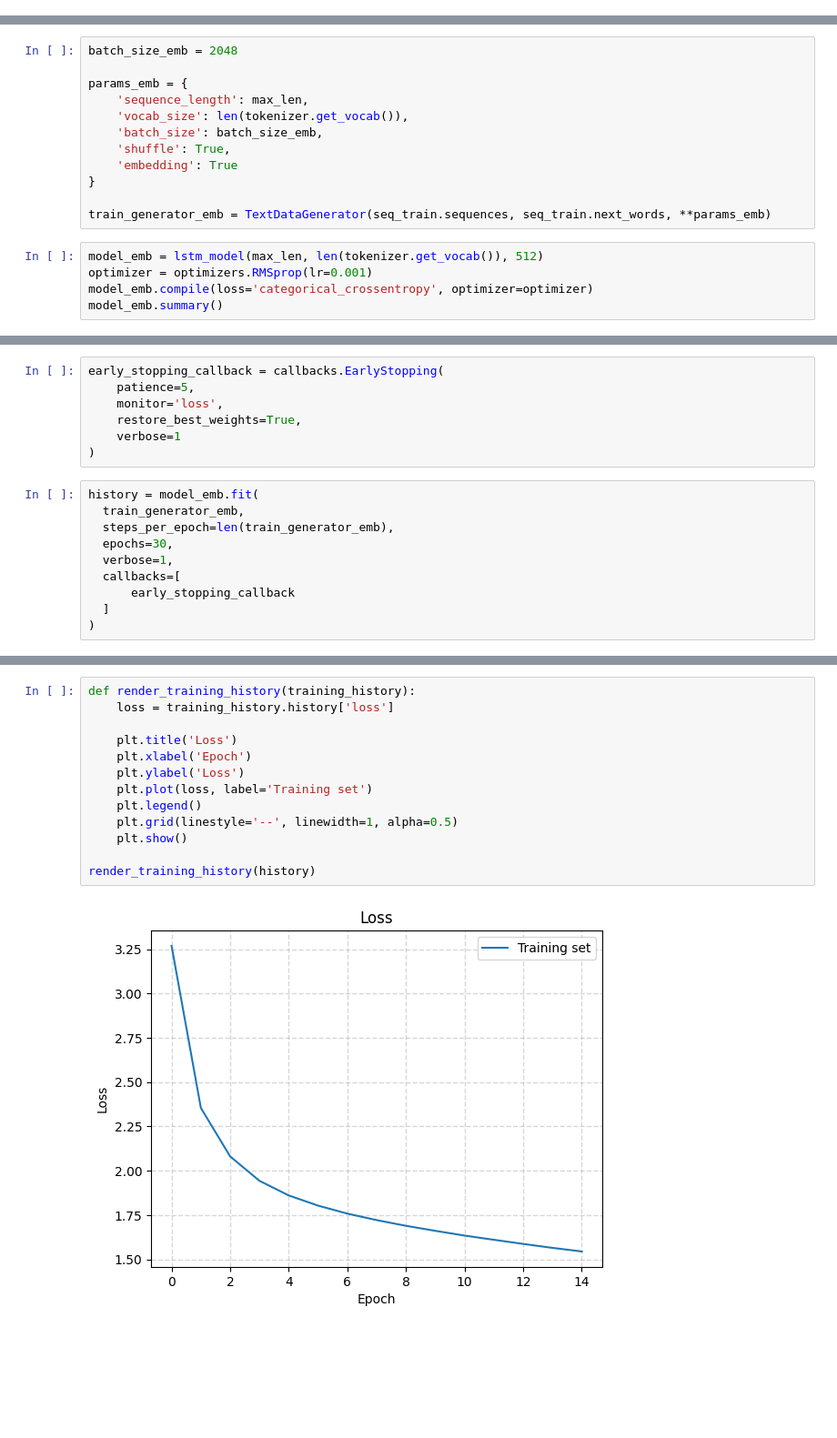
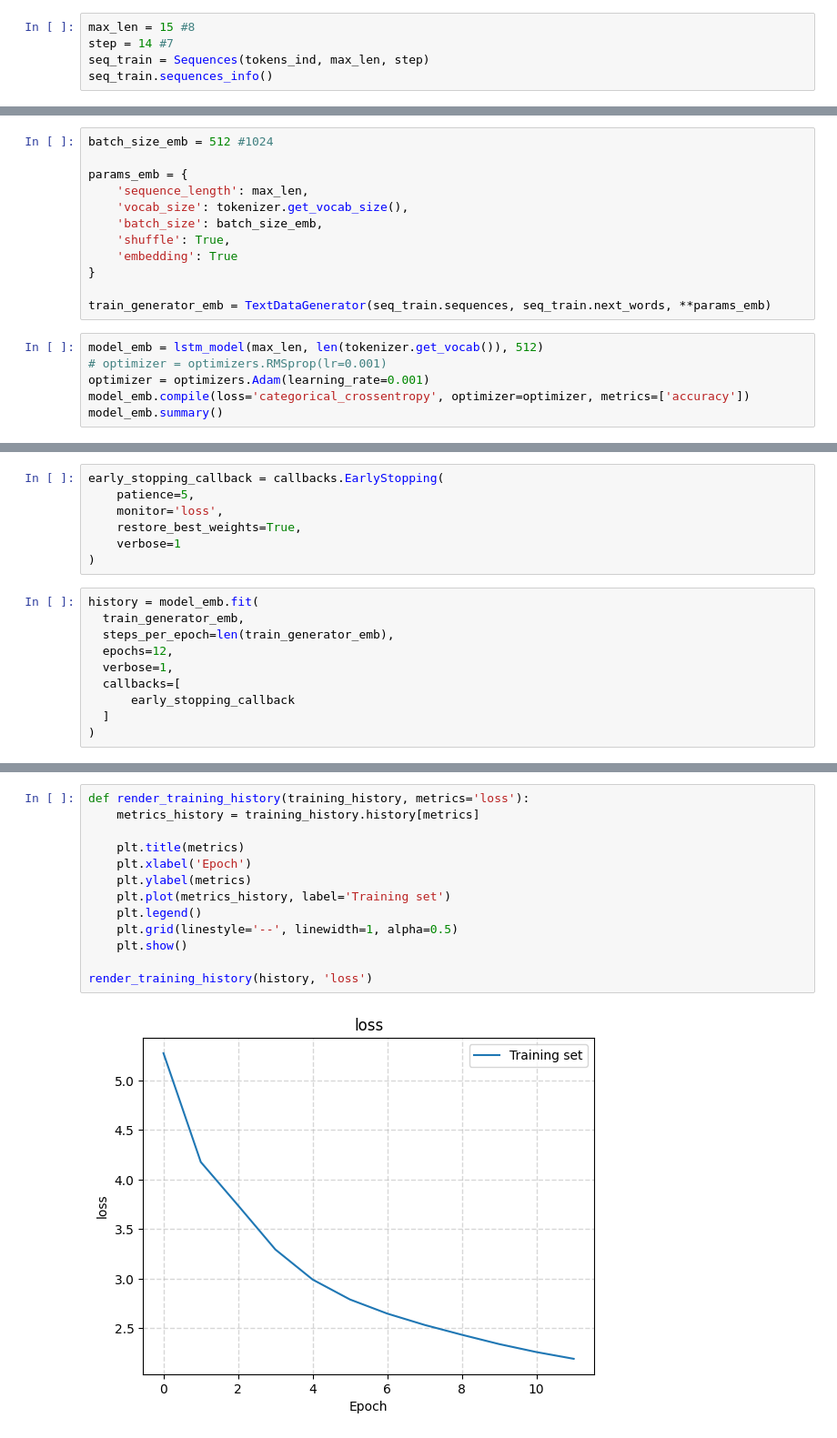
Before and after one commit to viverbungag/Chef-BLSTM, a Jupyter notebook: train.ipynb, the cells around one changed output, grey strips where cells are left out. Shown at 91% size. Saved outputs shown, nothing was run; the diff lists cells and outputs as text; blank space fills up the shorter version.

Commit message:
added custom tokenizer

```diff
--- a/train.ipynb
+++ b/train.ipynb
@@ -37,0 +21,5 @@ number of sequences of length 4: 11348647
+# %%
+max_len = 15 #8
+step = 14 #7
+seq_train = Sequences(tokens_ind, max_len, step)
+seq_train.sequences_info()
@@ -53,9 +47,9 @@ def lstm_model(sequence_length, vocab_size, layer_size):
 # %%
-batch_size_emb = 2048
+batch_size_emb = 512 #1024
 
 params_emb = {
     'sequence_length': max_len,
-    'vocab_size': len(tokenizer.get_vocab()),
+    'vocab_size': tokenizer.get_vocab_size(),
     'batch_size': batch_size_emb,
     'shuffle': True,
     'embedding': True
@@ -64,8 +58,9 @@ params_emb = {
 train_generator_emb = TextDataGenerator(seq_train.sequences, seq_train.next_words, **params_emb)
 # %%
 model_emb = lstm_model(max_len, len(tokenizer.get_vocab()), 512)
-optimizer = optimizers.RMSprop(lr=0.001)
-model_emb.compile(loss='categorical_crossentropy', optimizer=optimizer)
+# optimizer = optimizers.RMSprop(lr=0.001)
+optimizer = optimizers.Adam(learning_rate=0.001)
+model_emb.compile(loss='categorical_crossentropy', optimizer=optimizer, metrics=['accuracy'])
 model_emb.summary()
 # %% [output]
 Model: "sequential"
@@ -99,7 +94,7 @@ early_stopping_callback = callbacks.EarlyStopping(
 history = model_emb.fit(
   train_generator_emb,
   steps_per_epoch=len(train_generator_emb),
-  epochs=30,
+  epochs=12,
   verbose=1,
   callbacks=[
       early_stopping_callback
@@ -114,15 +121,15 @@ Detected at node 'sequential/dense/MatMul' defined at (most recent call last):
 # %%
-def render_training_history(training_history):
-    loss = training_history.history['loss']
+def render_training_history(training_history, metrics='loss'):
+    metrics_history = training_history.history[metrics]
 
-    plt.title('Loss')
+    plt.title(metrics)
     plt.xlabel('Epoch')
-    plt.ylabel('Loss')
-    plt.plot(loss, label='Training set')
+    plt.ylabel(metrics)
+    plt.plot(metrics_history, label='Training set')
     plt.legend()
     plt.grid(linestyle='--', linewidth=1, alpha=0.5)
     plt.show()
 
-render_training_history(history)
+render_training_history(history, 'loss')
 # %% [output]
-[figure, old version]
+[figure, new version]
```
Also changed, not shown: parts of 12 cells of this notebook, 14 other files.
